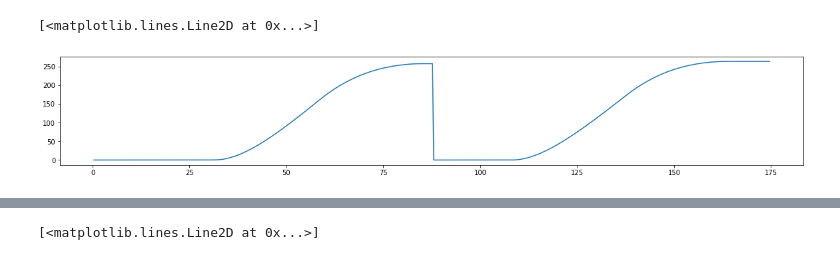
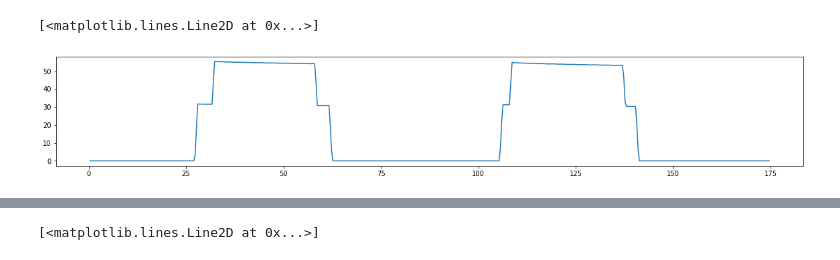
Before and after one commit to waterloop/propulsion-misc, a Jupyter notebook: RCommExtractor/Roboteq_Commutation_Extraction.ipynb, the cells around one changed output, grey strips where cells are left out. Saved outputs shown, nothing was run; the diff lists cells and outputs as text; code cells hidden in the pictures.

```diff
--- a/RCommExtractor/Roboteq_Commutation_Extraction.ipynb
+++ b/RCommExtractor/Roboteq_Commutation_Extraction.ipynb
@@ -46,5 +52,5 @@ plt.rcParams["figure.figsize"] = (20,3)
 # %%
-plt.plot(time, encoderD)
+plt.plot(time, freq)
 # %% [output]
 [<matplotlib.lines.Line2D at 0x...>]
-[figure, old version]
+[figure, new version]
```
Also changed, not shown: parts of 11 cells of this notebook, 6 other files.
